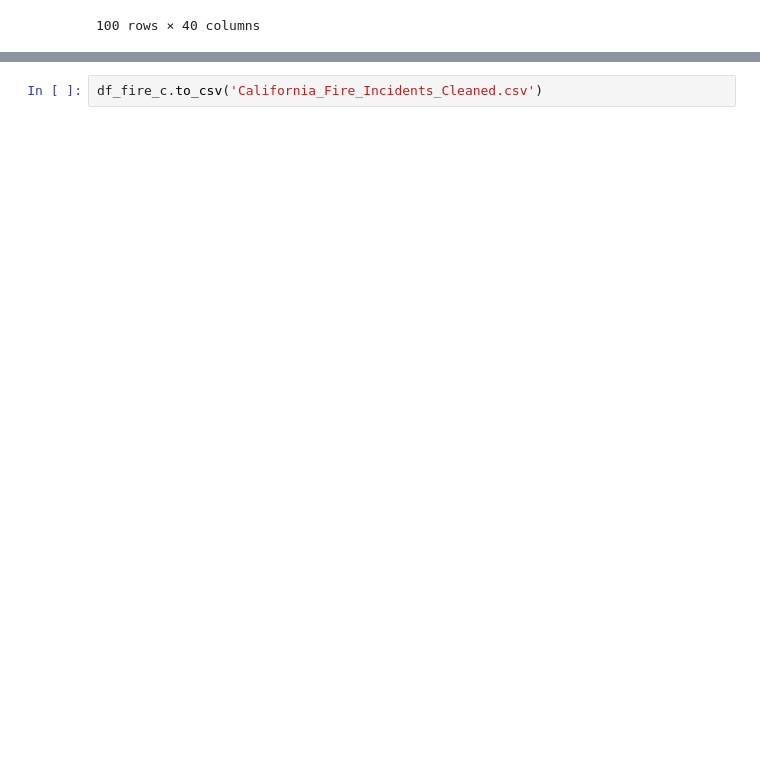
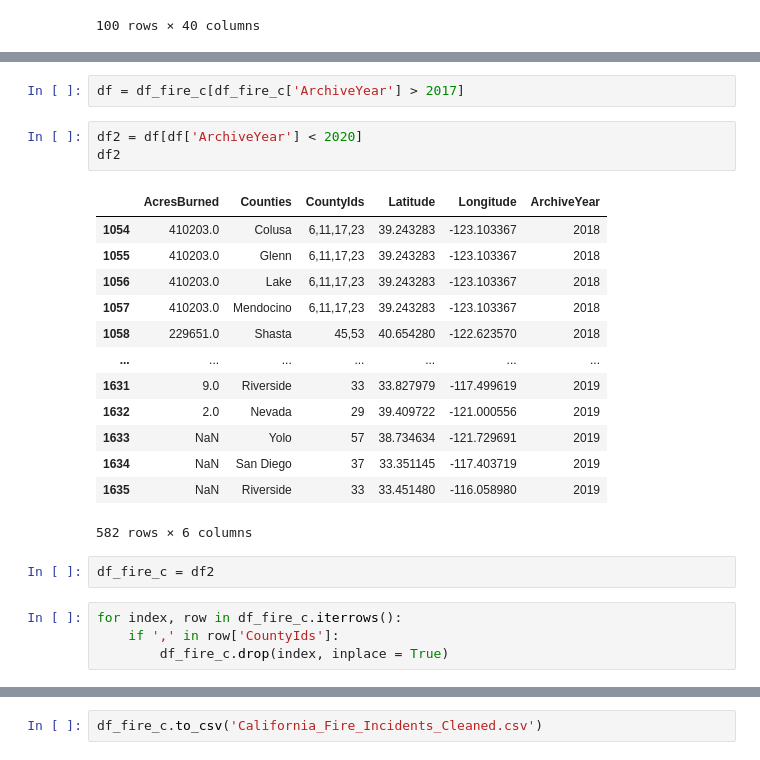
Before and after one commit to lleiva25/Project4, a Jupyter notebook: FireCleaner.ipynb, the cells around one changed output, grey strips where cells are left out. Cells and saved outputs as stored; diff of their text form; blank space fills up the shorter version.

```diff
--- a/FireCleaner.ipynb
+++ b/FireCleaner.ipynb
@@ -29,0 +30,25 @@ df_fire_c.head()
+# %%
+df = df_fire_c[df_fire_c['ArchiveYear'] > 2017]
+# %%
+df2 = df[df['ArchiveYear'] < 2020]
+df2
+# %% [output]
+|  | AcresBurned | Counties | CountyIds | Latitude | Longitude | ArchiveYear |
+| 1054 | 410203.0 | Colusa | 6,11,17,23 | 39.243283 | -123.103367 | 2018 |
+| 1055 | 410203.0 | Glenn | 6,11,17,23 | 39.243283 | -123.103367 | 2018 |
+| 1056 | 410203.0 | Lake | 6,11,17,23 | 39.243283 | -123.103367 | 2018 |
+| 1057 | 410203.0 | Mendocino | 6,11,17,23 | 39.243283 | -123.103367 | 2018 |
+| 1058 | 229651.0 | Shasta | 45,53 | 40.654280 | -122.623570 | 2018 |
+| ... | ... | ... | ... | ... | ... | ... |
+| 1631 | 9.0 | Riverside | 33 | 33.827979 | -117.499619 | 2019 |
+| 1632 | 2.0 | Nevada | 29 | 39.409722 | -121.000556 | 2019 |
+| 1633 | NaN | Yolo | 57 | 38.734634 | -121.729691 | 2019 |
+| 1634 | NaN | San Diego | 37 | 33.351145 | -117.403719 | 2019 |
+| 1635 | NaN | Riverside | 33 | 33.451480 | -116.058980 | 2019 |
+582 rows × 6 columns
+# %%
+df_fire_c = df2
+# %%
+for index, row in df_fire_c.iterrows():
+    if ',' in row['CountyIds']:
+        df_fire_c.drop(index, inplace = True)
```
Also changed, not shown: parts of 4 cells of this notebook, 1 other file.
